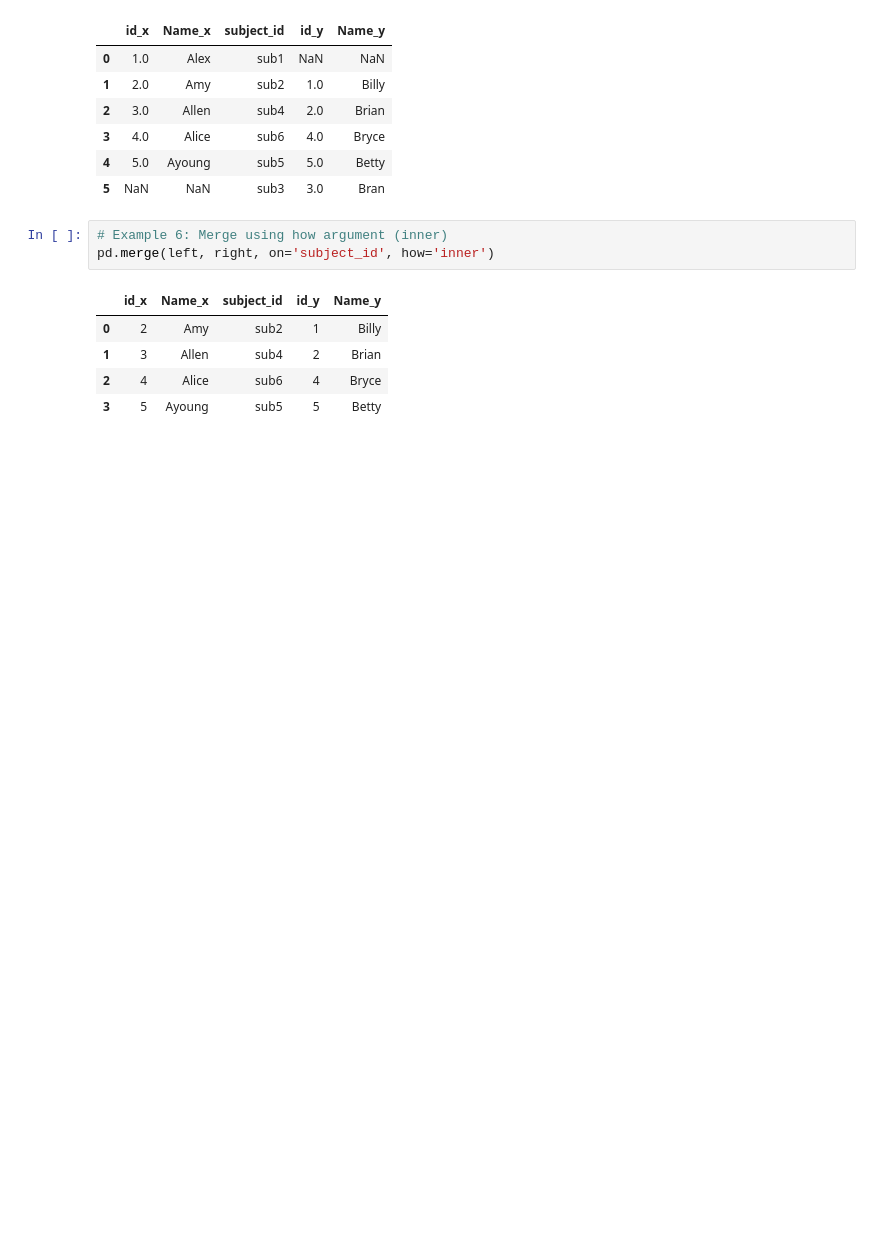
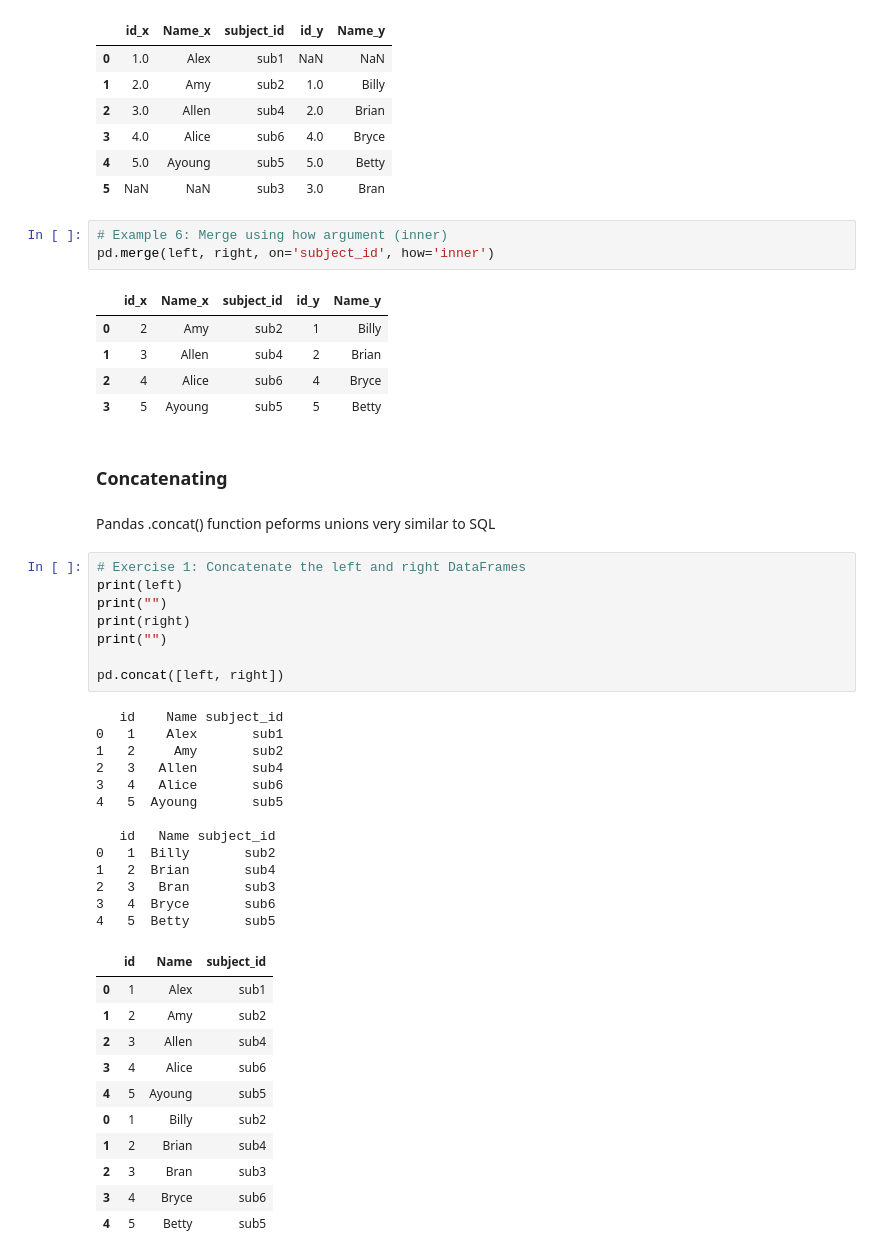
Before and after one commit to mga321/tutorialspoint_notebooks, a Jupyter notebook: pandas.ipynb, the cells around one changed output. Cells and saved outputs as stored; diff of their text form; blank space fills up the shorter version.

```diff
--- a/pandas.ipynb
+++ b/pandas.ipynb
@@ -1768,3 +1768,40 @@ pd.merge(left, right, on='subject_id', how='inner')
 | 1 | 3 | Allen | sub4 | 2 | Brian |
 | 2 | 4 | Alice | sub6 | 4 | Bryce |
 | 3 | 5 | Ayoung | sub5 | 5 | Betty |
+# %% [markdown]
+### Concatenating
+# %% [markdown]
+Pandas .concat() function peforms unions very similar to SQL
+# %%
+# Exercise 1: Concatenate the left and right DataFrames
+print(left)
+print("")
+print(right)
+print("")
+
+pd.concat([left, right])
+# %% [output]
+   id    Name subject_id
+0   1    Alex       sub1
+1   2     Amy       sub2
+2   3   Allen       sub4
+3   4   Alice       sub6
+4   5  Ayoung       sub5
+
+   id   Name subject_id
+0   1  Billy       sub2
+1   2  Brian       sub4
+2   3   Bran       sub3
+3   4  Bryce       sub6
+4   5  Betty       sub5
+|  | id | Name | subject_id |
+| 0 | 1 | Alex | sub1 |
+| 1 | 2 | Amy | sub2 |
+| 2 | 3 | Allen | sub4 |
+| 3 | 4 | Alice | sub6 |
+| 4 | 5 | Ayoung | sub5 |
+| 0 | 1 | Billy | sub2 |
+| 1 | 2 | Brian | sub4 |
+| 2 | 3 | Bran | sub3 |
+| 3 | 4 | Bryce | sub6 |
+| 4 | 5 | Betty | sub5 |
```
Also changed, not shown: parts of 2 cells of this notebook.
